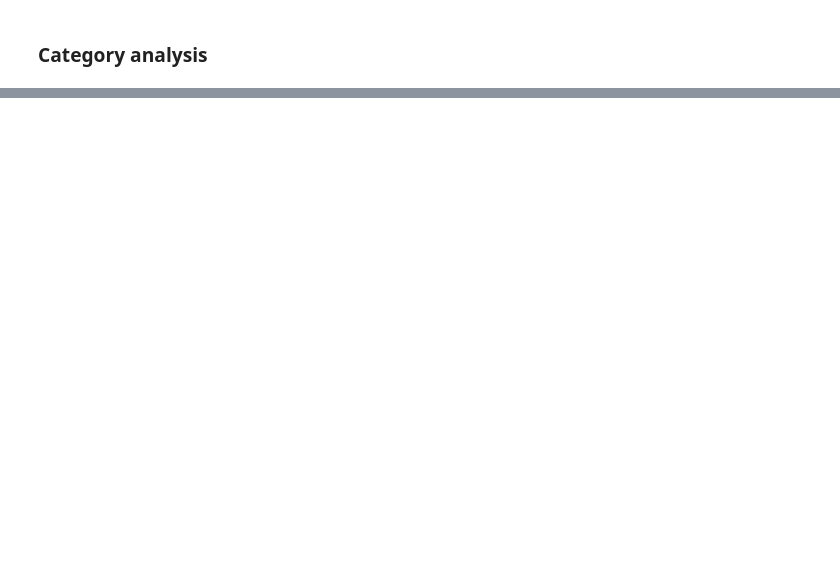
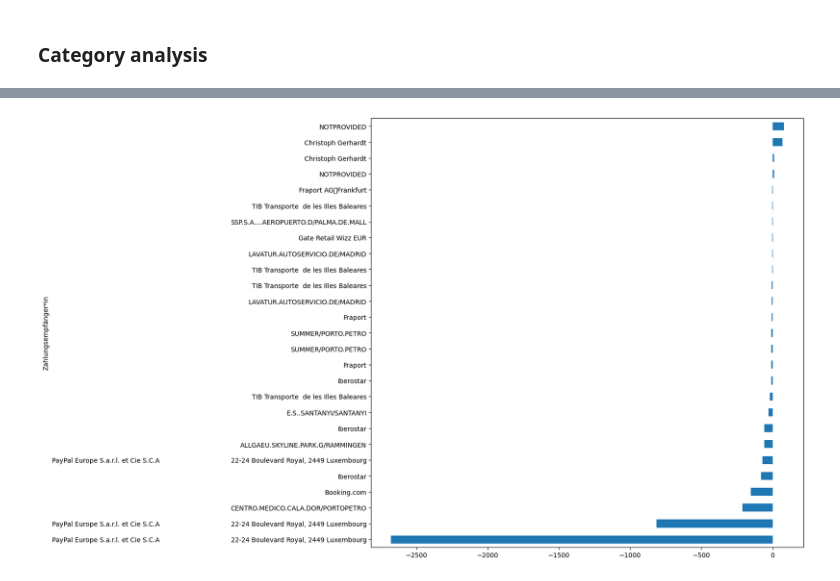
Before and after one commit to carhartt21/dkb_analysis, a Jupyter notebook: DKB-Kontoauszug-Visualizer.ipynb, the cells around one changed output, grey strips where cells are left out. Saved outputs shown, nothing was run; the diff lists cells and outputs as text; code cells hidden in the pictures; blank space fills up the shorter version.

```diff
--- a/DKB-Kontoauszug-Visualizer.ipynb
+++ b/DKB-Kontoauszug-Visualizer.ipynb
@@ -493,2 +669,4 @@ quick_category_analyse("ausflug")
 # %%
-quick_category_analyse("card_payment")
+quick_category_analyse("Reise")
+# %% [output]
+[figure, added]
```
Also changed, not shown: parts of 15 cells of this notebook, 2 other files.
